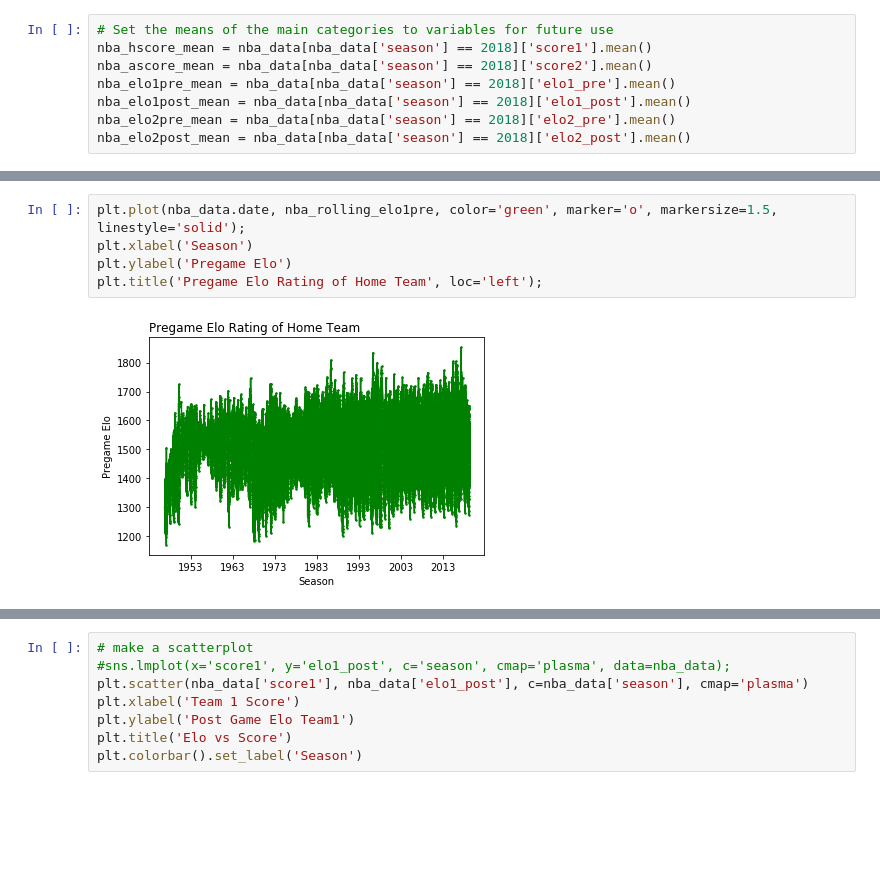
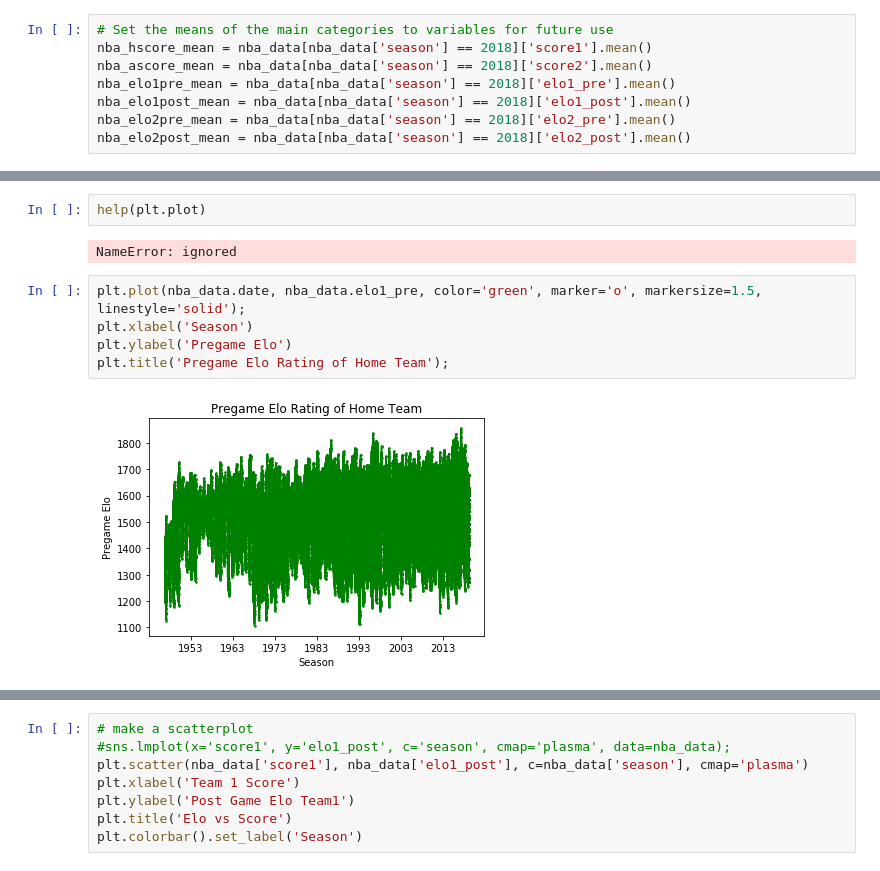
Before and after one commit to hughjafro/DS-Sprint-5-Project-Week, a Jupyter notebook: DS_151_Sprint_Project.ipynb, the cells around one changed output, grey strips where cells are left out. Saved outputs shown, nothing was run; the diff lists cells and outputs as text; blank space fills up the shorter version.

```diff
--- a/DS_151_Sprint_Project.ipynb
+++ b/DS_151_Sprint_Project.ipynb
@@ -166,7 +137,11 @@ Name: elo1_pre, Length: 68324, dtype: float64
+# %%
+help(plt.plot)
+# %% [output]
+NameError: ignored
 # %%
-plt.plot(nba_data.date, nba_rolling_elo1pre, color='green', marker='o', markersize=1.5, linestyle='solid');
+plt.plot(nba_data.date, nba_data.elo1_pre, color='green', marker='o', markersize=1.5, linestyle='solid');
 plt.xlabel('Season')
 plt.ylabel('Pregame Elo')
-plt.title('Pregame Elo Rating of Home Team', loc='left');
+plt.title('Pregame Elo Rating of Home Team');
 # %% [output]
-[figure, old version]
+[figure, new version]
```
Also changed, not shown: parts of 19 cells of this notebook.
